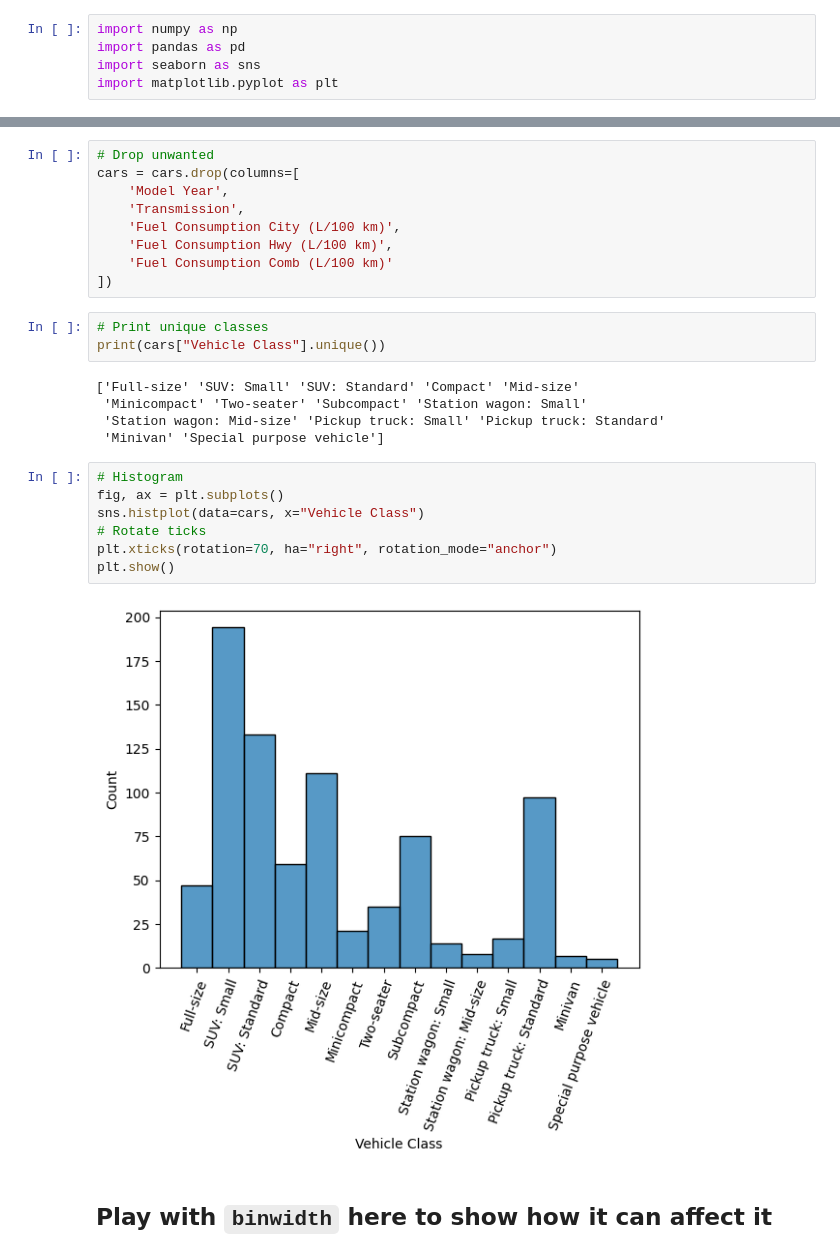
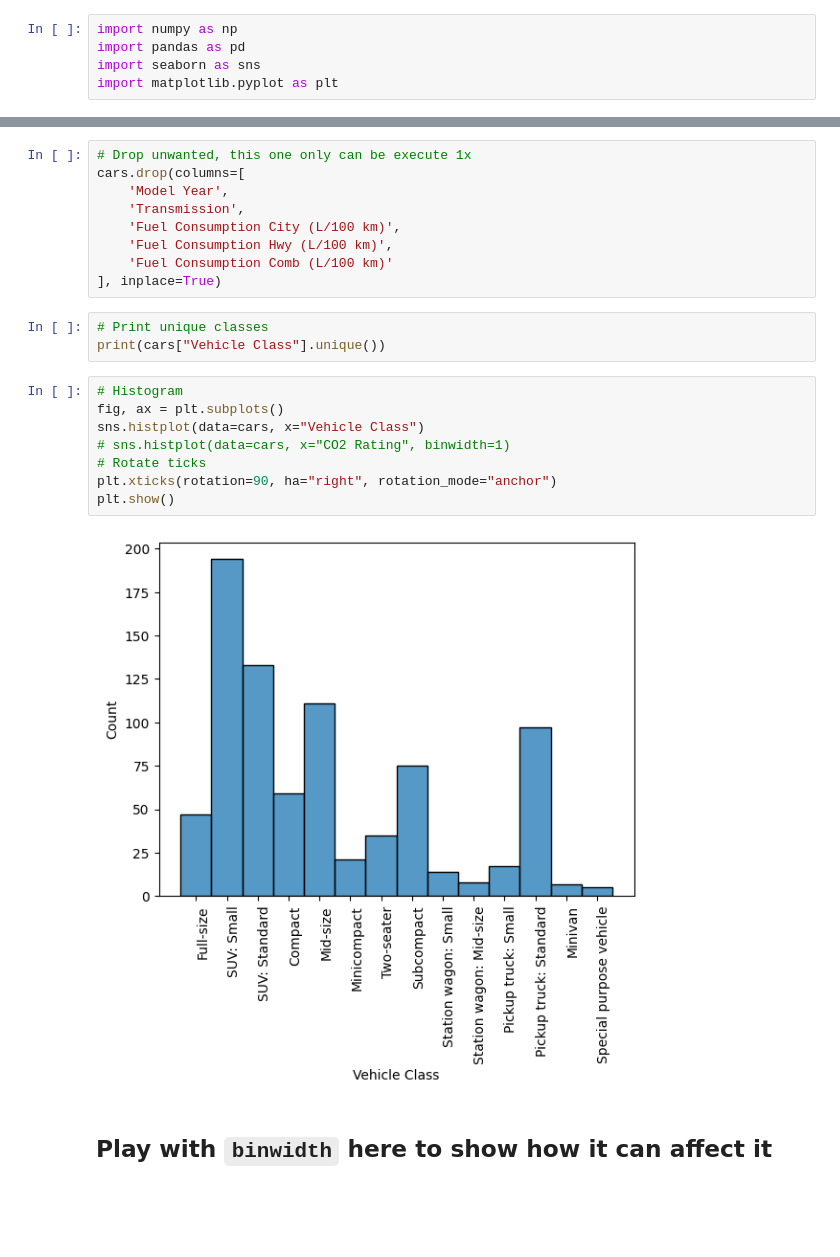
Before and after one commit to setiadha-unc/data720, a Jupyter notebook: Unit 6/visualizing_with_seaborn.ipynb, the cells around one changed output, grey strips where cells are left out. Cells and saved outputs as stored; diff of their text form; blank space fills up the shorter version.

```diff
--- a/Unit 6/visualizing_with_seaborn.ipynb
+++ b/Unit 6/visualizing_with_seaborn.ipynb
@@ -34,31 +37,27 @@ cars.columns.to_list()
  'CO2 Rating',
  'Smog Rating']
 # %%
-# Drop unwanted
-cars = cars.drop(columns=[
+# Drop unwanted, this one only can be execute 1x
+cars.drop(columns=[
     'Model Year',
     'Transmission',
     'Fuel Consumption City (L/100 km)',
     'Fuel Consumption Hwy (L/100 km)',
     'Fuel Consumption Comb (L/100 km)'
-])
+], inplace=True)
 # %%
 # Print unique classes
 print(cars["Vehicle Class"].unique())
-# %% [output]
-['Full-size' 'SUV: Small' 'SUV: Standard' 'Compact' 'Mid-size'
- 'Minicompact' 'Two-seater' 'Subcompact' 'Station wagon: Small'
- 'Station wagon: Mid-size' 'Pickup truck: Small' 'Pickup truck: Standard'
- 'Minivan' 'Special purpose vehicle']
 # %%
 # Histogram
 fig, ax = plt.subplots()
 sns.histplot(data=cars, x="Vehicle Class")
+# sns.histplot(data=cars, x="CO2 Rating", binwidth=1)
 # Rotate ticks
-plt.xticks(rotation=70, ha="right", rotation_mode="anchor")
+plt.xticks(rotation=90, ha="right", rotation_mode="anchor")
 plt.show()
 # %% [output]
-[figure, old version]
+[figure, new version]
 # %% [markdown]
 ## Play with `binwidth` here to show how it can affect it
 # %%
```
Also changed, not shown: parts of 14 cells of this notebook, 3 other files.
